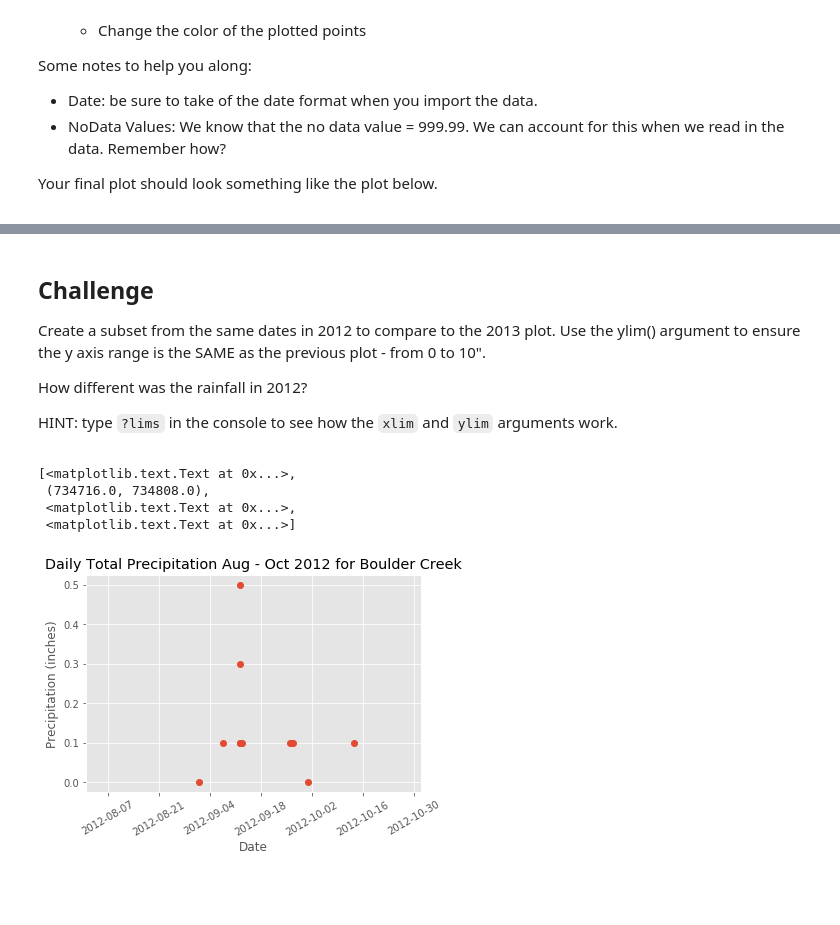
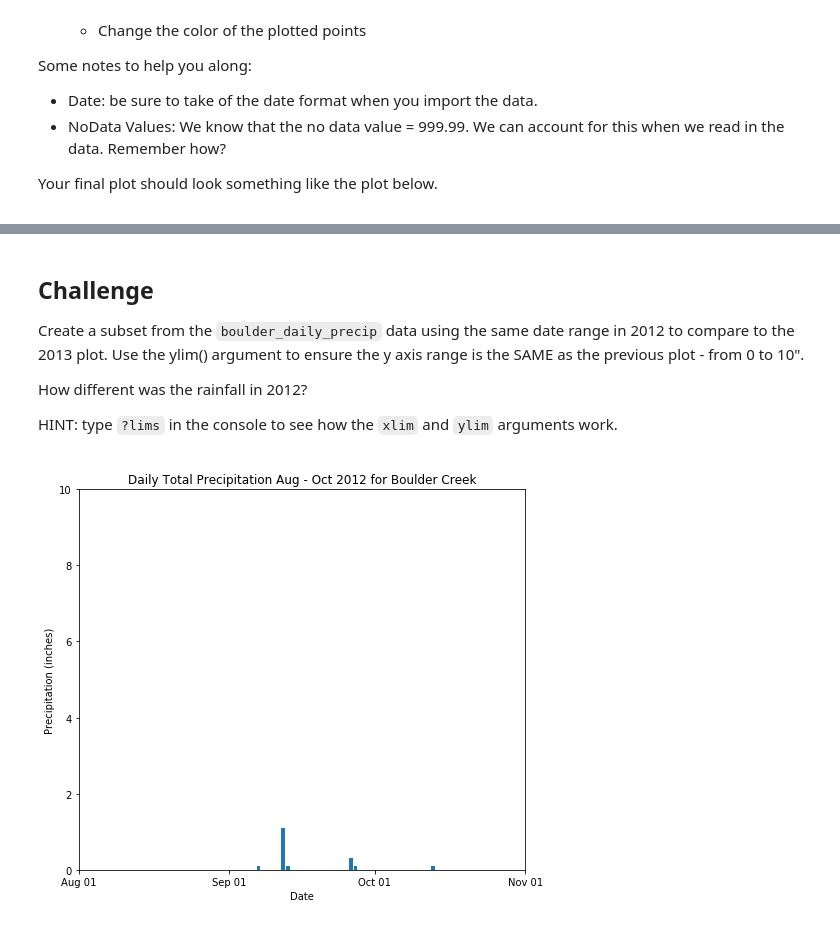
Before and after one commit to choldgraf/earth-analytics-python_OLD, a Jupyter notebook: notebooks/final-notebooks/week-2/plot-time-series-handle-dates/2017-01-25-flood03-clean-plot-precipitation-data-in-python.ipynb, the cells around one changed output, grey strips where cells are left out. Saved outputs shown, nothing was run; the diff lists cells and outputs as text; code cells hidden in the pictures; blank space fills up the shorter version.

```diff
--- a/notebooks/final-notebooks/week-2/plot-time-series-handle-dates/2017-01-25-flood03-clean-plot-precipitation-data-in-python.ipynb
+++ b/notebooks/final-notebooks/week-2/plot-time-series-handle-dates/2017-01-25-flood03-clean-plot-precipitation-data-in-python.ipynb
@@ -360,0 +311,24 @@ ax.set(xlabel="Date", ylabel="Precipitation (inches)",
+# %%
+# create figure -- is this using pandas again?
+rcParams['figure.figsize'] = 8, 7
+fig, ax = plt.subplots()
+ax.bar(precip_boulder_AugOct['DATE'].values, precip_boulder_AugOct['DAILY_PRECIP'].values)
+#plt.setp(ax.get_xticklabels(), rotation=30)
+ax.set(xlim=["2013-08-01", "2013-11-01"]);
+# add titles and format as you see fit
+fig.suptitle('Daily Total Precipitation \nAug - Oct 2013 for Boulder Creek', fontsize=20)
+plt.xlabel('Date', fontsize=16)
+plt.ylabel('Precipitation (Inches)', fontsize=16)
+
+# looks like there is a date formater that we can use...
+
+# http://matplotlib.org/1.5.3/examples/pylab_examples/date_demo1.html
+# maybe make the tick labels larger too
+# format the ticks -- this should be included in the previous lesson
+from matplotlib.dates import YearLocator, MonthLocator, DateFormatter
+months = MonthLocator()  # every month
+yearsFmt = DateFormatter('%b %d')
+ax.xaxis.set_major_locator(months)
+ax.xaxis.set_major_formatter(yearsFmt)
+ax.xaxis.set_minor_locator(months)
+ax.autoscale_view()
@@ -363,7 +339,7 @@ ax.set(xlabel="Date", ylabel="Precipitation (inches)",
 
 ## <i class="fa fa-pencil-square-o" aria-hidden="true"></i> Challenge
 
-Create a subset from the same dates in 2012 to compare to the 2013 plot.
+Create a subset from the `boulder_daily_precip` data using the same date range in 2012 to compare to the 2013 plot.
 Use the ylim() argument to ensure the y axis range is the SAME as the previous
 plot - from 0 to 10".
 
@@ -373,18 +349,21 @@ HINT: type `?lims` in the console to see how the `xlim` and `ylim` arguments wor
 
 
 </div>
-# %%
-precip_boulder_AugOct_2012 = boulder_daily_precip.query('DATE > "2012-08-15" and DATE <= "2012-10-15"')
 # %%
+# hide this code from the students but show the output plot
+# how can i create a panel of two subsets in matplot lib?
+precip_boulder_AugOct_2 = boulder_daily_precip.query('DATE > "2012-08-15" and DATE <= "2012-10-15"')
 fig, ax = plt.subplots()
-ax.plot(precip_boulder_AugOct_2012['DATE'], precip_boulder_AugOct_2012['DAILY_PRECIP'], 'o')
-plt.setp(ax.get_xticklabels(), rotation=30)
+ax.bar(precip_boulder_AugOct_2012['DATE'].values, precip_boulder_AugOct_2012['DAILY_PRECIP'].values)
+
 ax.set(xlabel="Date", ylabel="Precipitation (inches)",
        title="Daily Total Precipitation Aug - Oct 2012 for Boulder Creek",
-       xlim=["2012-08-01", "2012-11-01"])
+       xlim=["2012-08-01", "2012-11-01"],
+       ylim=[0,10])
+# be sure to format the dates properly
+ax.xaxis.set_major_locator(months)
+ax.xaxis.set_major_formatter(yearsFmt)
+ax.xaxis.set_minor_locator(months)
+ax.autoscale_view()
 # %% [output]
-[<matplotlib.text.Text at 0x...>,
- (734716.0, 734808.0),
- <matplotlib.text.Text at 0x...>,
- <matplotlib.text.Text at 0x...>]
-[figure, old version]
+[figure, new version]
```
Also changed, not shown: parts of 27 cells of this notebook, 12 other files.
